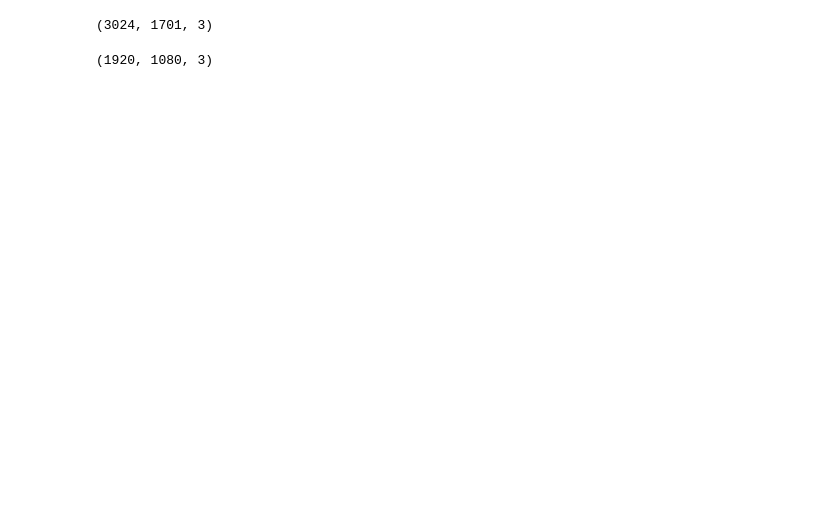
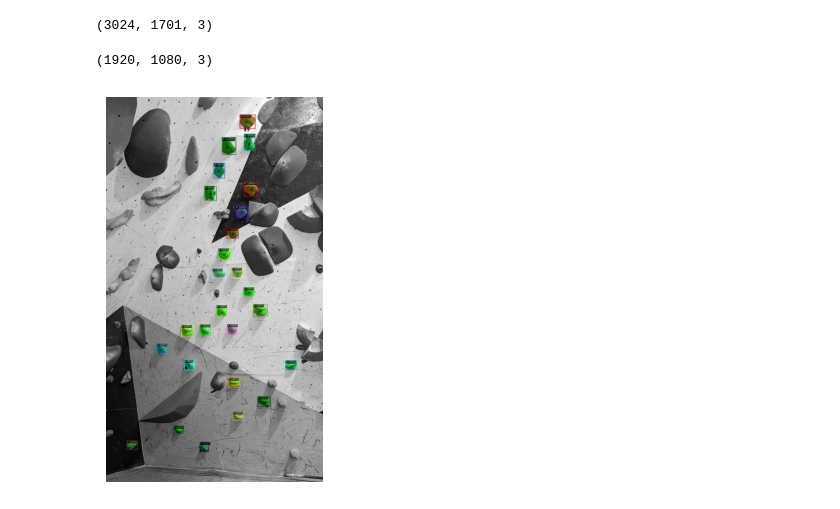
Before and after one commit to mcloses/smear-beta, a Jupyter notebook: prototype/final_prototype.ipynb, the cells around one changed output. Cells and saved outputs as stored; diff of their text form; code cells hidden in the pictures; blank space fills up the shorter version.

```diff
--- a/prototype/final_prototype.ipynb
+++ b/prototype/final_prototype.ipynb
@@ -39 +64,36 @@ print(frames[0].shape)
+# %%
+image_detector = HoldSegmentator(
+    local_config['PATH']['config']+model_config_file_name,
+    "model_final.pth",
+    0.9,
+    0.2
+)
+image_predictions = image_detector.predict(image)
+selected_indices = []
+
+cv2.namedWindow("image", cv2.WINDOW_NORMAL)
+cv2.resizeWindow("image", 540, 960)
+cv2.setMouseCallback("image", click_event)
+
+plotted_image = plot_predictions(image.copy(), image_predictions["instances"][selected_indices])
+
+cv2.imshow("image", cv2.cvtColor(plotted_image, cv2.COLOR_BGR2RGB))
+
+while True:
+    # Press 'q' to quit after selecting instances
+    if cv2.waitKey(0) & 0xFF == ord("q"):
+        break
+cv2.destroyAllWindows()
+
+plotted_image = plot_predictions(
+    image.copy(),
+    image_predictions["instances"][selected_indices],
+    color_mode="IMAGE_BW"
+)
+fig = plt.figure(figsize=(10,5))
+plt.axis('off')
+plt.imshow(plotted_image)
+plt.show()
+# %% [output]
+[figure, added]
 # %%
```
Also changed, not shown: parts of 13 cells of this notebook, 8 other files.
